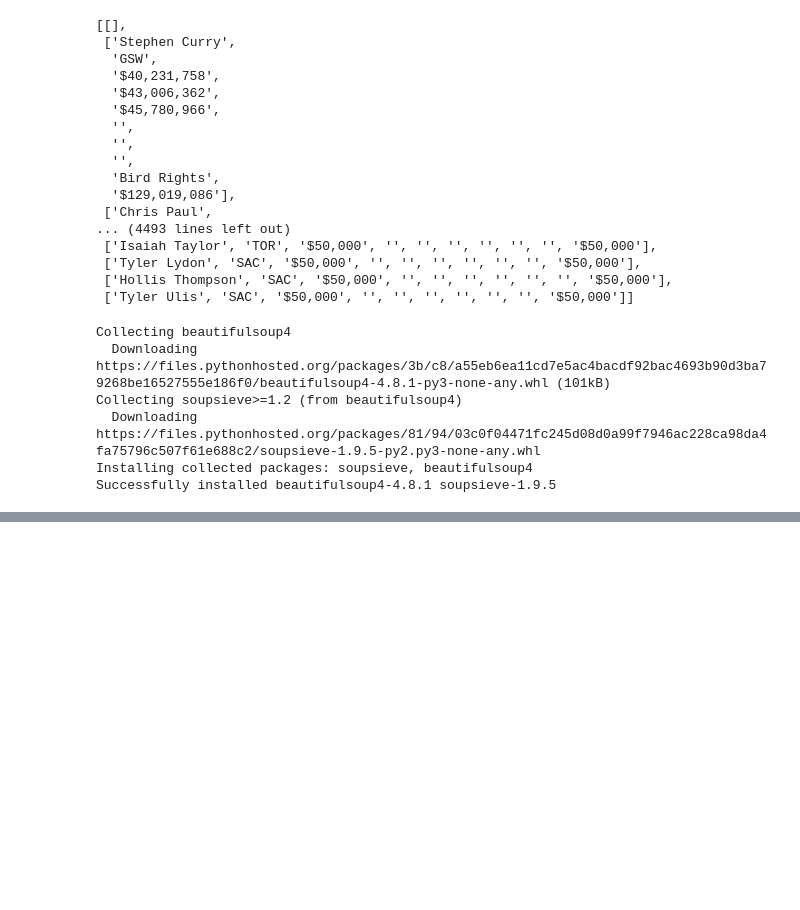
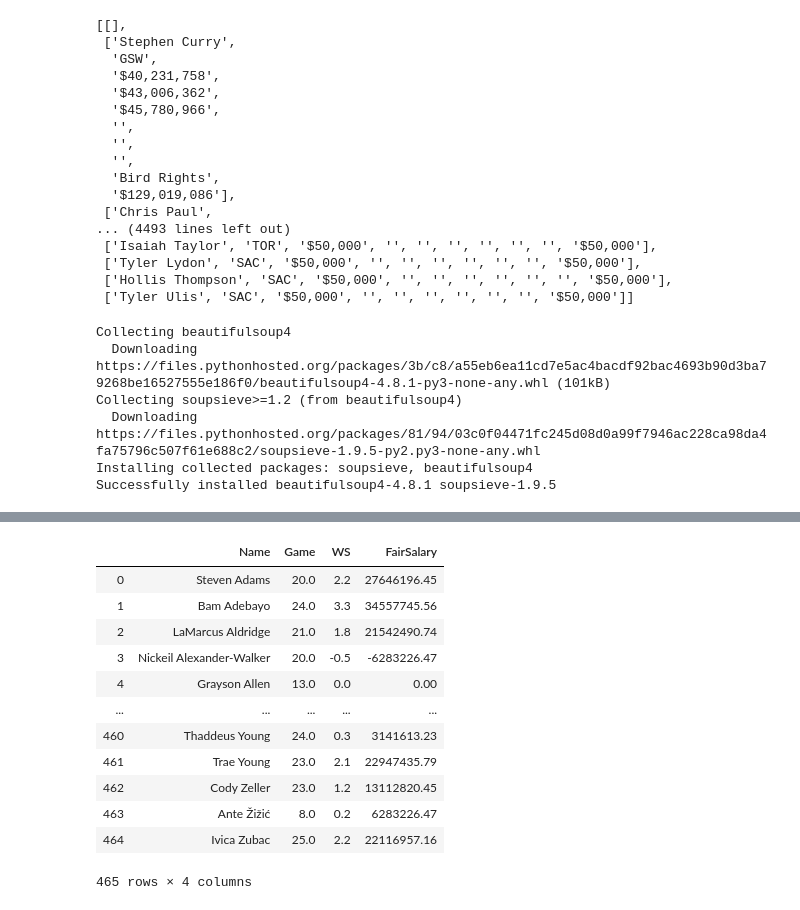
Before and after one commit to kevinivers/NBA-stats-project-python, a Jupyter notebook: Project work/Untitled.ipynb, the cells around one changed output, grey strips where cells are left out. Cells and saved outputs as stored; diff of their text form; code cells hidden in the pictures; blank space fills up the shorter version.

```diff
--- a/Project work/Untitled.ipynb
+++ b/Project work/Untitled.ipynb
@@ -165,7 +165,7 @@ for i in player_stats:
     dictionary['Name'] = i[0]
     dictionary['Game'] = float(i[4])
     dictionary['WS'] = float(i[21])
-    dictionary['FairSalary'] = float(i[21])/float(i[4])*82*3096000
+    dictionary['FairSalary'] = round(float(i[21])/float(i[4])*82*3064988.52,2)
     listdata.append(dictionary)
 #listdata['FairSalary']=listdata['WS']/listdata['Game']*82
 listdata_2 = []
@@ -181,21 +181,25 @@ while True:
     if player == "quit":
         break
     else:
-        fairsalary = finddata(listdata,'salary','FairSalary')
-        for i in listdata:
-            if i['Name'] == player:
-                winshare = (i['WS'])
-        for j in listdata_2:
-            if j['Name'] == player:
-                contract = j['2019-20']
-        if contract > fairsalary:
-            print("%s's contract is $%.2f, and he actually should be paid for $%.2f" %(player,contract,fairsalary))
-            print('He is overpriced')
-        if contract == fairsalary:
-            print("%s's contract is $%.2f, and he actually should be paid for $%.2f" %(player,contract,fairsalary))
-            print('Good')
-        if contract < fairsalary:
-            print("%s's contract is $%.2f, and he actually should be paid for $%.2f" %(player,contract,fairsalary))
-            print('Pay him more!')
+        try:
+
+            fairsalary = finddata(listdata,'salary','FairSalary')
+            for i in listdata:
+                if i['Name'] == player:
+                    winshare = (i['WS'])
+            for j in listdata_2:
+                if j['Name'] == player:
+                    contract = j['2019-20']
+            if contract > fairsalary:
+                print("%s's contract is $%.2f, and he actually should be paid for $%.2f" %(player,contract,fairsalary))
+                print('He is overpaid!')
+            if contract == fairsalary:
+                print("%s's contract is $%.2f, and he actually should be paid for $%.2f" %(player,contract,fairsalary))
+                print('Fair Deal!')
+            if contract < fairsalary:
+                print("%s's contract is $%.2f, and he actually should be paid for $%.2f" %(player,contract,fairsalary))
+                print('Pay him more!')
+        except:
+            print("There is not such player, or he didn't play this season")
 # %% [output]
 Please enter an NBA player or enter quit to exit: Steven Adams
@@ -204,0 +246,17 @@ Please enter an NBA player or enter quit to exit: quit
+# %%
+newtable_2 = pd.DataFrame(listdata)
+newtable_2
+# %% [output]
+|  | Name | Game | WS | FairSalary |
+| 0 | Steven Adams | 20.0 | 2.2 | 27646196.45 |
+| 1 | Bam Adebayo | 24.0 | 3.3 | 34557745.56 |
+| 2 | LaMarcus Aldridge | 21.0 | 1.8 | 21542490.74 |
+| 3 | Nickeil Alexander-Walker | 20.0 | -0.5 | -6283226.47 |
+| 4 | Grayson Allen | 13.0 | 0.0 | 0.00 |
+| ... | ... | ... | ... | ... |
+| 460 | Thaddeus Young | 24.0 | 0.3 | 3141613.23 |
+| 461 | Trae Young | 23.0 | 2.1 | 22947435.79 |
+| 462 | Cody Zeller | 23.0 | 1.2 | 13112820.45 |
+| 463 | Ante Žižić | 8.0 | 0.2 | 6283226.47 |
+| 464 | Ivica Zubac | 25.0 | 2.2 | 22116957.16 |
+465 rows × 4 columns
```
Also changed, not shown: parts of 8 cells of this notebook.
